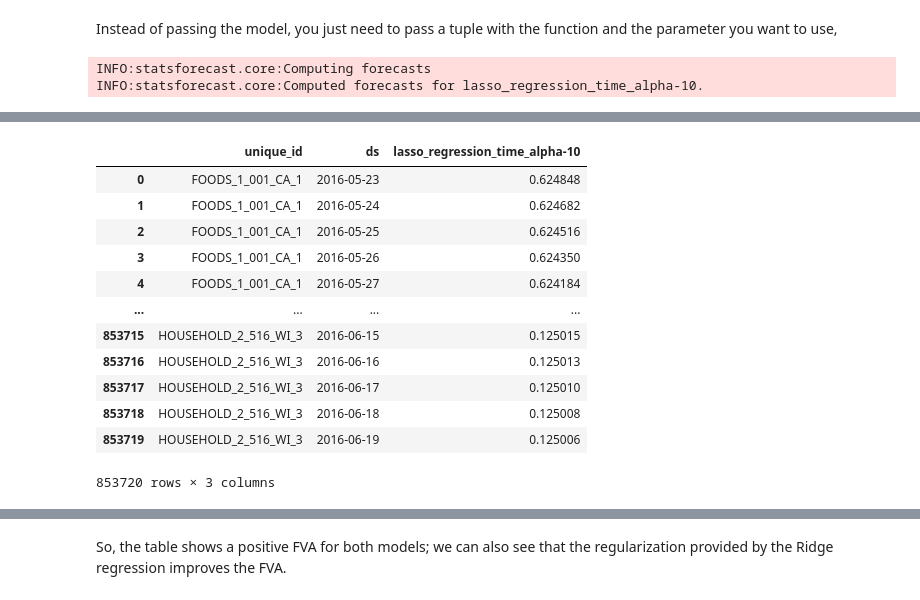
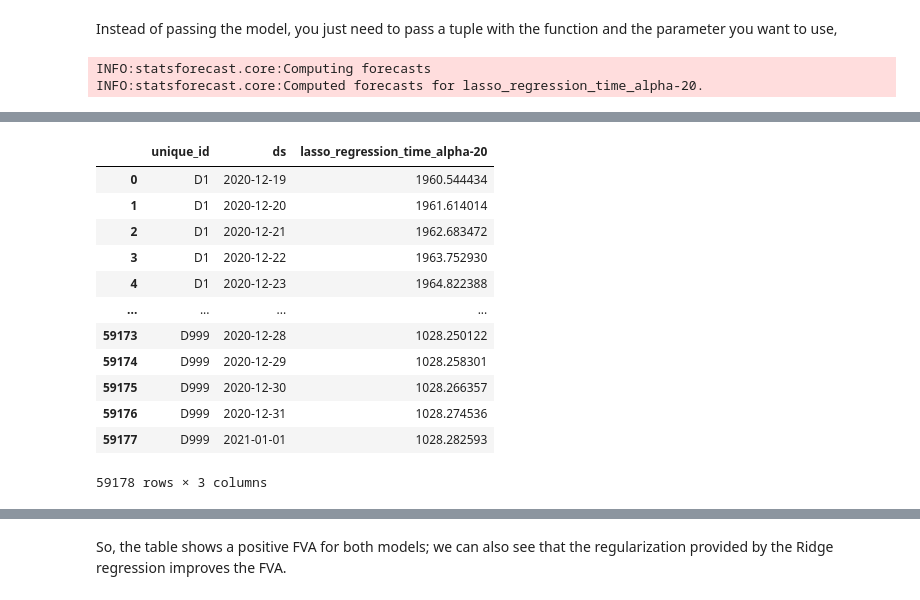
Before and after one commit to Nixtla/blog, a Jupyter notebook: _notebooks/2021-11-23-Intro-statsforecast.ipynb, the cells around one changed output, grey strips where cells are left out. Cells and saved outputs as stored; diff of their text form; code cells hidden in the pictures.

```diff
--- a/_notebooks/2021-11-23-Intro-statsforecast.ipynb
+++ b/_notebooks/2021-11-23-Intro-statsforecast.ipynb
@@ -89,4 +89,5 @@ In this example we use the M5 time series competition data. The objective of the
 # %%
 #%gist gistname: get-data-statsforecast.py
-series, _, S_df = M5.load('data')
-horizon = 28
+series, _, S_df = M4.load('data', 'Daily')
+group = M4Info['Daily']
+horizon = group.horizon
@@ -93 +96,4 @@ horizon = 28
+# %%
+#%gist gistname: add-dates-data-statsforecast.py
+series['ds'] = series.groupby('unique_id')['ds'].transform(lambda x: pd.date_range(end='2021-01-01', periods=len(x), freq='D'))
 # %% [markdown]
@@ -290,10 +290,0 @@ With this library you can easily create benchmarks on which to build more comple
-# %%
-#%gist gistname: evaluation-statsforecast.py upload: both
-forecasts['y_hat'] = forecasts.drop(columns=['unique_id', 'ds', 'y']).mean(axis=1)
-
-y_hat = forecasts.set_index(['unique_id', 'ds'])[['y_hat']].unstack()
-y_hat = y_hat.droplevel(0, 1).reset_index()
-
-y_hat = y_hat.merge(S_df, how='left', on=['unique_id'])
-
-M5Evaluation.evaluate('data', y_hat).reset_index()
@@ -385,9 +345,9 @@ def lasso_regression_time(y: np.ndarray, h: int, alpha: float) -> np.ndarray:
 Instead of passing the model, you just need to pass a tuple with the function and the parameter you want to use,
 # %%
 #%gist gistname: lasso-results-statsforecast.py upload: both
-fcst = StatsForecast(df=series, models=[(lasso_regression_time, 10)], freq='D', n_jobs=cpu_count())
+fcst = StatsForecast(df=series, models=[(lasso_regression_time, 20)], freq='D', n_jobs=cpu_count())
 %time forecasts = fcst.forecast(horizon)
 forecasts.reset_index()
 # %% [output]
 INFO:statsforecast.core:Computing forecasts
-INFO:statsforecast.core:Computed forecasts for lasso_regression_time_alpha-10.
+INFO:statsforecast.core:Computed forecasts for lasso_regression_time_alpha-20.
@@ -396,14 +356,14 @@ Wall time: 12.7 s
-|  | unique_id | ds | lasso_regression_time_alpha-10 |
-| 0 | FOODS_1_001_CA_1 | 2016-05-23 | 0.624848 |
-| 1 | FOODS_1_001_CA_1 | 2016-05-24 | 0.624682 |
-| 2 | FOODS_1_001_CA_1 | 2016-05-25 | 0.624516 |
-| 3 | FOODS_1_001_CA_1 | 2016-05-26 | 0.624350 |
-| 4 | FOODS_1_001_CA_1 | 2016-05-27 | 0.624184 |
+|  | unique_id | ds | lasso_regression_time_alpha-20 |
+| 0 | D1 | 2020-12-19 | 1960.544434 |
+| 1 | D1 | 2020-12-20 | 1961.614014 |
+| 2 | D1 | 2020-12-21 | 1962.683472 |
+| 3 | D1 | 2020-12-22 | 1963.752930 |
+| 4 | D1 | 2020-12-23 | 1964.822388 |
 | ... | ... | ... | ... |
-| 853715 | HOUSEHOLD_2_516_WI_3 | 2016-06-15 | 0.125015 |
-| 853716 | HOUSEHOLD_2_516_WI_3 | 2016-06-16 | 0.125013 |
-| 853717 | HOUSEHOLD_2_516_WI_3 | 2016-06-17 | 0.125010 |
-| 853718 | HOUSEHOLD_2_516_WI_3 | 2016-06-18 | 0.125008 |
-| 853719 | HOUSEHOLD_2_516_WI_3 | 2016-06-19 | 0.125006 |
+| 59173 | D999 | 2020-12-28 | 1028.250122 |
+| 59174 | D999 | 2020-12-29 | 1028.258301 |
+| 59175 | D999 | 2020-12-30 | 1028.266357 |
+| 59176 | D999 | 2020-12-31 | 1028.274536 |
+| 59177 | D999 | 2021-01-01 | 1028.282593 |
-853720 rows × 3 columns
+59178 rows × 3 columns
 # %% [markdown]
```
Also changed, not shown: parts of 30 cells of this notebook.
